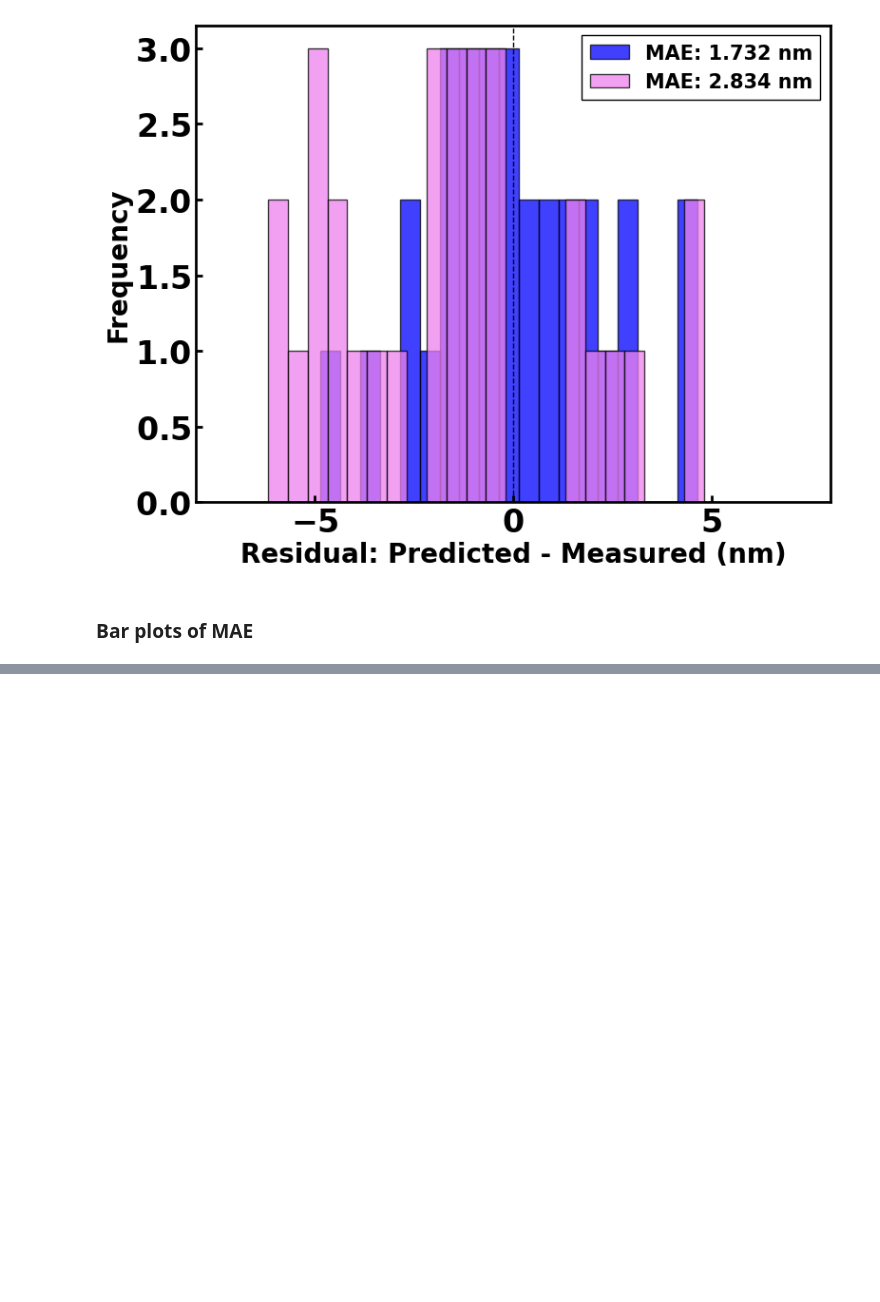
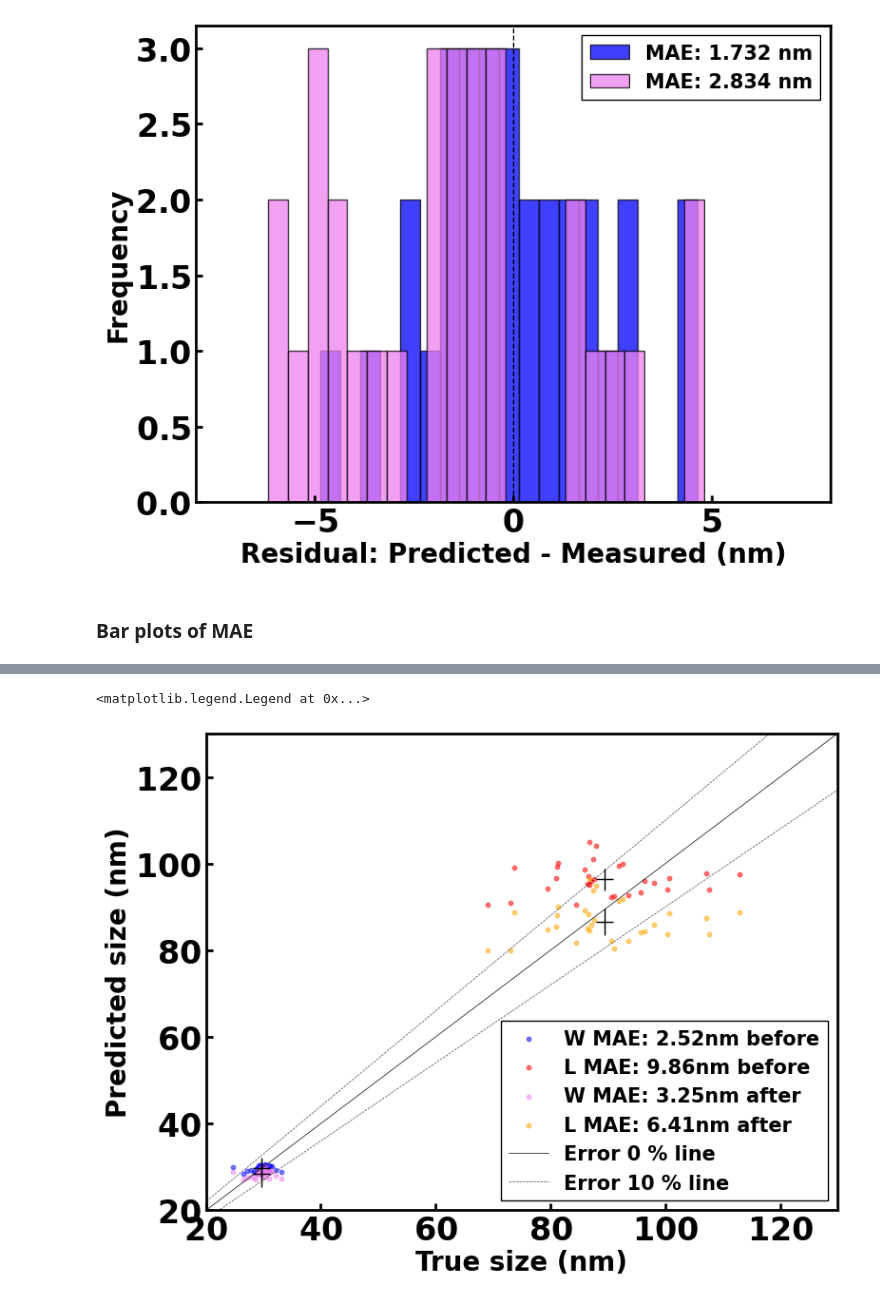
Before and after one commit to SWAN88/AuNR_DA, a Jupyter notebook: 090424_figure3_PG2.ipynb, the cells around one changed output, grey strips where cells are left out. Drawn from its saved outputs; the diff is of its cells as text; code cells hidden in the pictures; blank space fills up the shorter version.

```diff
--- a/090424_figure3_PG2.ipynb
+++ b/090424_figure3_PG2.ipynb
@@ -389,0 +632,29 @@ ax.legend(loc='upper right', fontsize=15)
+# %%
+fig, ax = plt.subplots()
+
+ax.scatter(yw_exp_ito, wmean1_list, s=10, c='b', alpha=.5, label=f'W MAE: {round(maew1_array.mean(), 2)}nm before')
+ax.scatter(yl_exp_ito, lmean1_list, s=10, c='r', alpha=.5, label=f'L MAE: {round(mael1_array.mean(), 2)}nm before')
+
+ax.errorbar(yw_exp_ito.mean(), np.mean(wmean1_list), yerr=np.mean(wstd1_list), xerr=1.5, linewidth=1, c='k')
+ax.errorbar(yl_exp_ito.mean(), np.mean(lmean1_list), yerr=np.mean(lstd1_list), xerr=1.5, linewidth=1, c='k')
+
+ax.scatter(yw_exp_ito, wmean2_list, s=10, c='violet', alpha=.5, label=f'W MAE: {round(maew2_array.mean(), 2)}nm after')
+ax.scatter(yl_exp_ito, lmean2_list, s=10, c='orange', alpha=.5, label=f'L MAE: {round(mael2_array.mean(), 2)}nm after')
+
+ax.errorbar(yw_exp_ito.mean(), np.mean(wmean2_list), yerr=np.mean(wstd2_list), xerr=1.5, linewidth=1, c='k')
+ax.errorbar(yl_exp_ito.mean(), np.mean(lmean2_list), yerr=np.mean(lstd2_list), xerr=1.5, linewidth=1, c='k')
+
+x = np.arange(-1, 181)
+ax.plot(x, x, c='k', lw=0.5, label='Error 0 % line')
+ax.plot(x, 1.1*x, c='k', linestyle='--', lw=0.5, label='Error 10 % line', alpha=0.75)
+ax.plot(x, 0.9*x, c='k', linestyle='--', lw=0.5, alpha=0.75)
+
+ax.set_xlabel('True size (nm)')
+ax.set_ylabel('Predicted size (nm)')
+ax.set_xlim(20, 130)
+ax.set_ylim(20, 130)
+ax.legend(loc='lower right', fontsize=15)
+# ax.text(0.01, 0.95, 'B', ha='left', va='top', transform=ax.transAxes, fontsize=30)
+# %% [output]
+<matplotlib.legend.Legend at 0x...>
+[figure, added]
```
Also changed, not shown: parts of 10 cells of this notebook.
